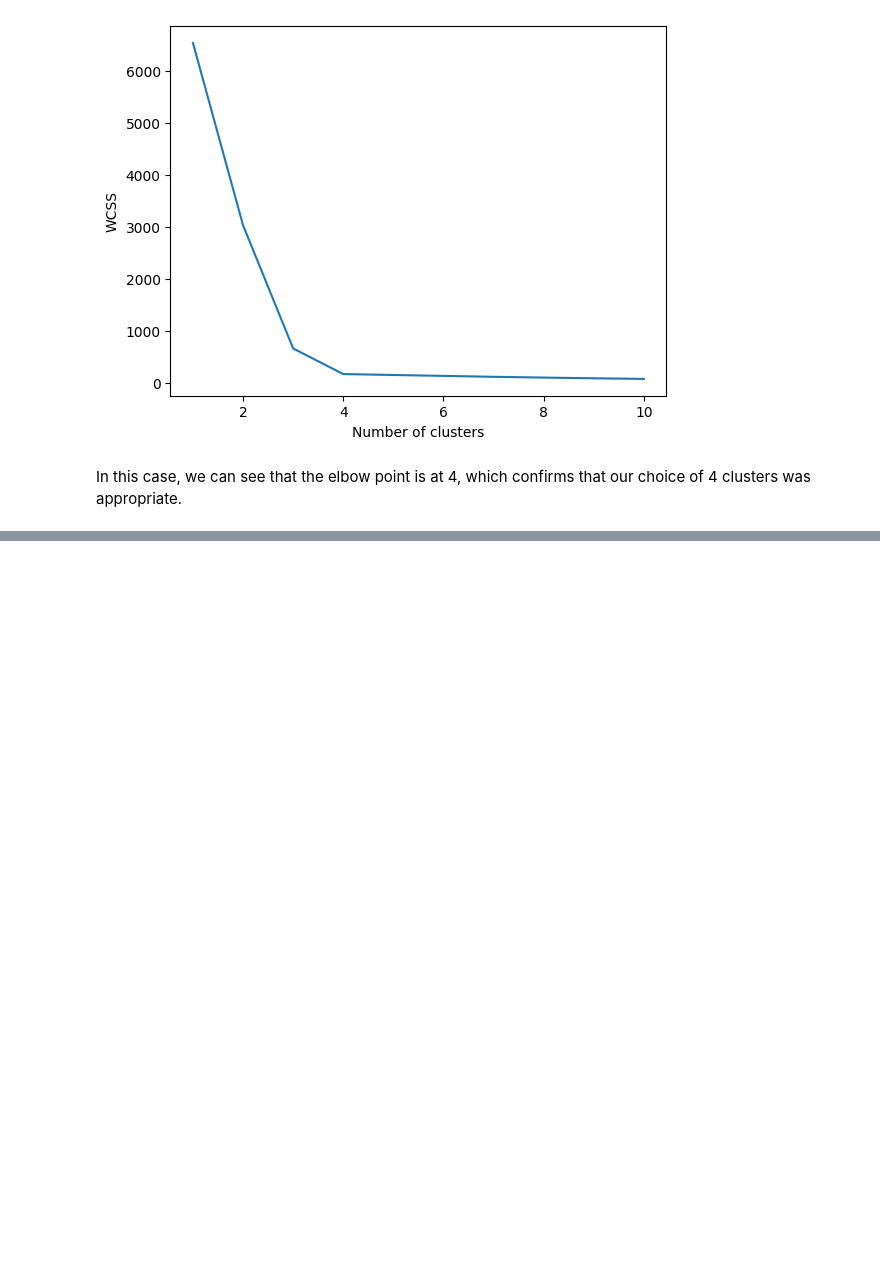
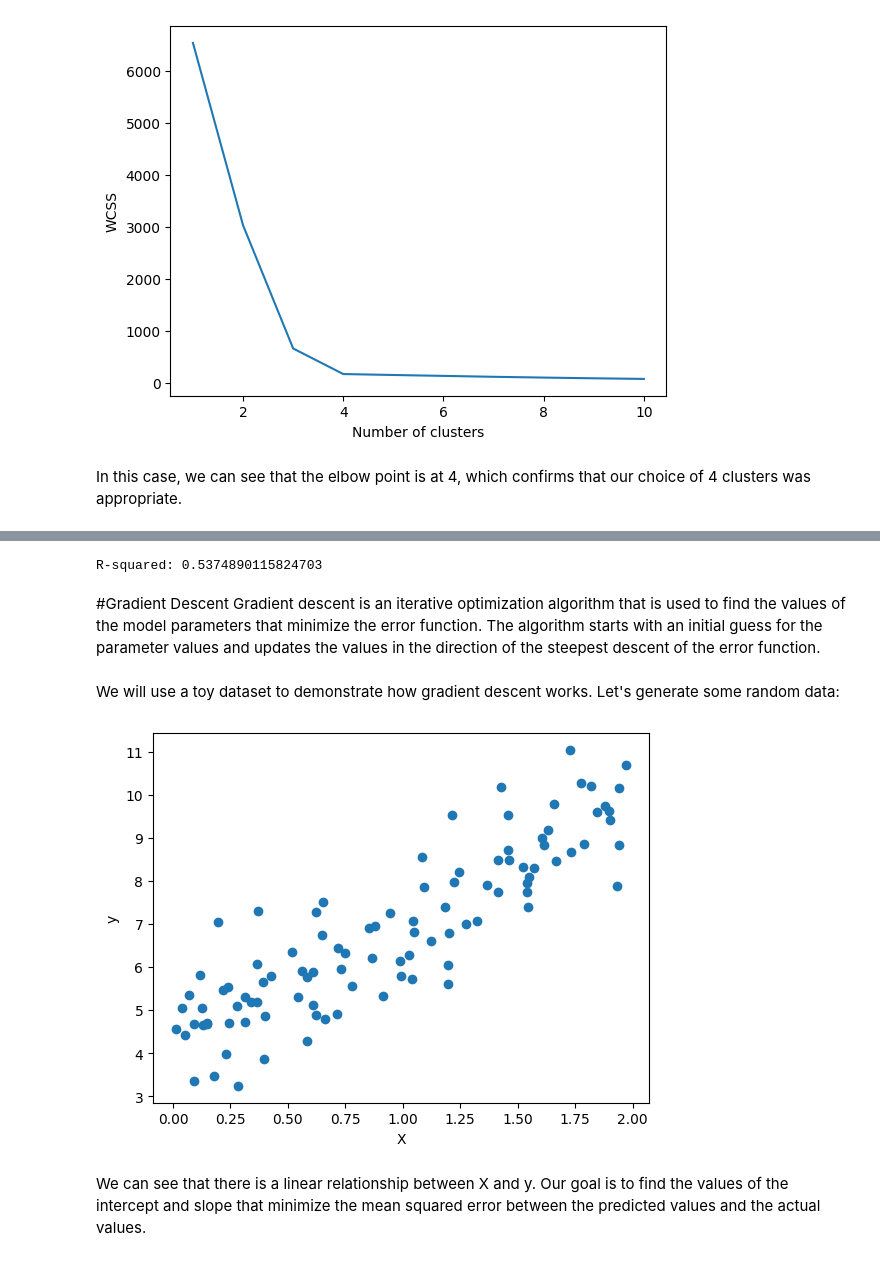
Before and after one commit to chaidosa/100-days-of-DS, a Jupyter notebook: Day_11_to_15.ipynb, the cells around one changed output, grey strips where cells are left out. Saved outputs shown, nothing was run; the diff lists cells and outputs as text; code cells hidden in the pictures; blank space fills up the shorter version.

```diff
--- a/Day_11_to_15.ipynb
+++ b/Day_11_to_15.ipynb
@@ -160,0 +265,27 @@ In this notebook, we've explored the concept of clustering in data science and i
+# %%
+from sklearn.metrics import r2_score
+
+r2 = r2_score(y, lr.predict(X))
+print('R-squared:', r2)
+# %% [output]
+R-squared: 0.5374890115824703
+# %% [markdown]
+#Gradient Descent
+Gradient descent is an iterative optimization algorithm that is used to find the values of the model parameters that minimize the error function. The algorithm starts with an initial guess for the parameter values and updates the values in the direction of the steepest descent of the error function.
+# %% [markdown]
+We will use a toy dataset to demonstrate how gradient descent works. Let's generate some random data:
+# %%
+np.random.seed(42)
+X = 2 * np.random.rand(100, 1)
+y = 4 + 3 * X + np.random.randn(100, 1)
+
+
+
+plt.scatter(X, y)
+plt.xlabel('X')
+plt.ylabel('y')
+plt.show()
+# %% [output]
+[figure, added]
+# %% [markdown]
+We can see that there is a linear relationship between X and y. Our goal is to find the values of the intercept and slope that minimize the mean squared error between the predicted values and the actual values.
```
Also changed, not shown: parts of 22 cells of this notebook.
